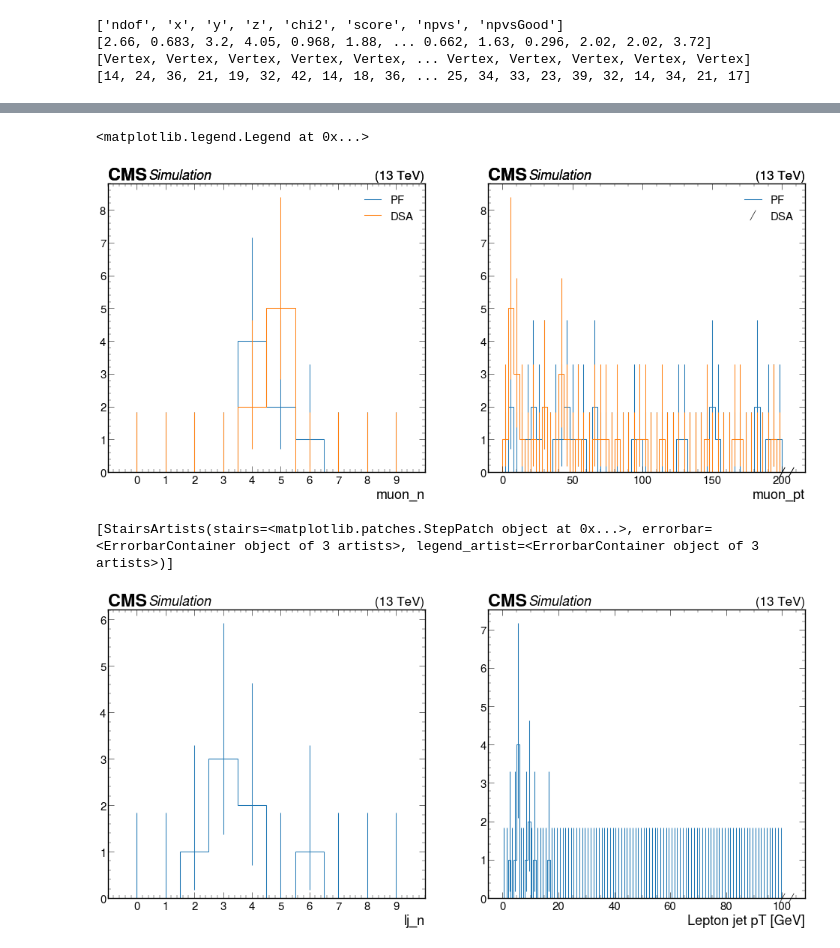
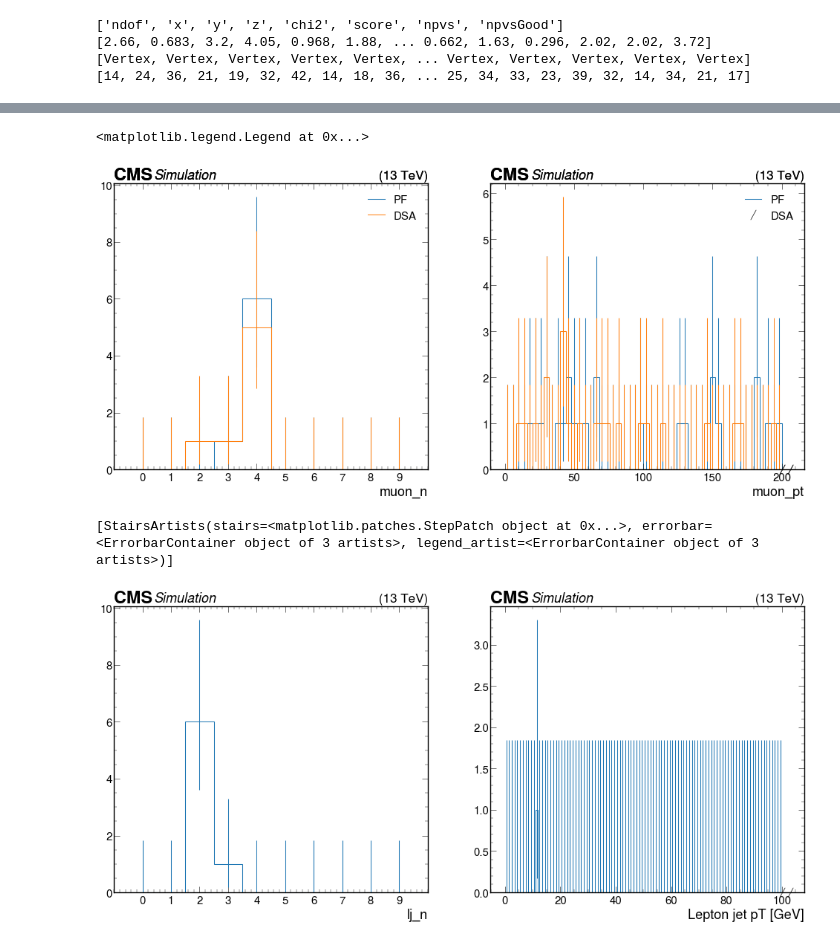
Before and after one commit to yfv2ev/SIDM, a Jupyter notebook: sidm/test_notebooks/test_llpnanoaod.ipynb, the cells around one changed output, grey strips where cells are left out. Drawn from its saved outputs; the diff is of its cells as text; code cells hidden in the pictures.

```diff
--- a/sidm/test_notebooks/test_llpnanoaod.ipynb
+++ b/sidm/test_notebooks/test_llpnanoaod.ipynb
@@ -90,7 +114,10 @@ runner = processor.Runner(
 )
 
 p = sidm_processor.SidmProcessor(
-    ["pv_cuts"],
+    [
+        "baseNoLj",
+        "barrelE_ID-DPhiIn",
+    ],
     ["muon_base", "dsaMuon_base", "lj_base"],
     lj_reco_choices=["0.4"],
     llpnanoaod=True,
@@ -125,25 +144,25 @@ hists = out[samples[0]]["hists"]
 # %%
 plt.subplots(1, 2, figsize=(24, 10))
 plt.subplot(1, 2, 1)
-utilities.plot(hists["muon_n"]["pv_cuts", :])
-utilities.plot(hists["dsaMuon_n"]["pv_cuts", :])
+utilities.plot(hists["muon_n"]["baseNoLj", :])
+utilities.plot(hists["dsaMuon_n"]["baseNoLj", :])
 plt.legend(["PF", "DSA"])
 plt.subplot(1, 2, 2)
-utilities.plot(hists["muon_pt"]["pv_cuts", ::2j])
-utilities.plot(hists["dsaMuon_pt"]["pv_cuts", ::2j])
+utilities.plot(hists["muon_pt"]["baseNoLj", ::2j])
+utilities.plot(hists["dsaMuon_pt"]["baseNoLj", ::2j])
 plt.legend(["PF", "DSA"])
 # %% [output]
 <matplotlib.legend.Legend at 0x...>
-[figure, old version]
+[figure, new version]
 # %%
 plt.subplots(1, 2, figsize=(24, 10))
 plt.subplot(1, 2, 1)
-utilities.plot(hists["lj_n"]["pv_cuts", :])
+utilities.plot(hists["lj_n"]["baseNoLj", :])
 plt.subplot(1, 2, 2)
-utilities.plot(hists["lj_pt"]["pv_cuts", :])
+utilities.plot(hists["lj_pt"]["baseNoLj", :])
 # %% [output]
 [StairsArtists(stairs=<matplotlib.patches.StepPatch object at 0x...>, errorbar=<ErrorbarContainer object of 3 artists>, legend_artist=<ErrorbarContainer object of 3 artists>)]
-[figure, old version]
+[figure, new version]
 # %%
 plt.subplots(2, 2, figsize=(24, 24))
 plt.subplot(2, 2, 1)
```
Also changed, not shown: parts of 6 cells of this notebook, 2 other files.
